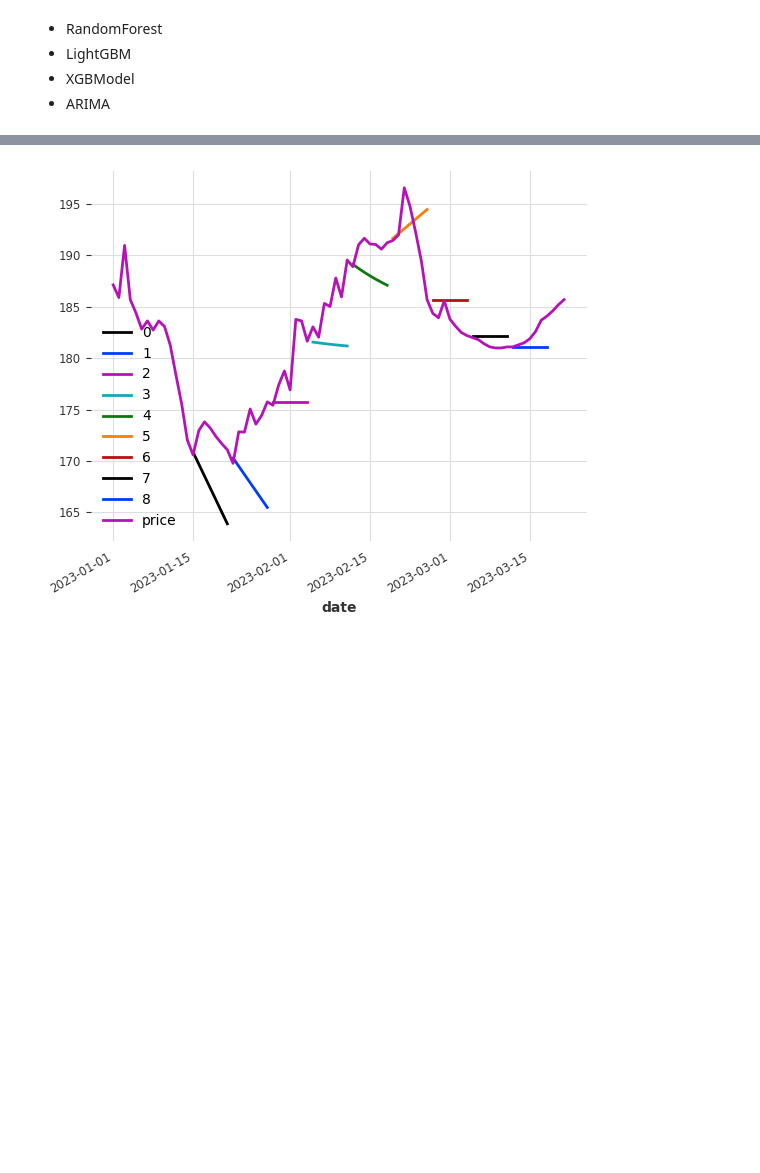
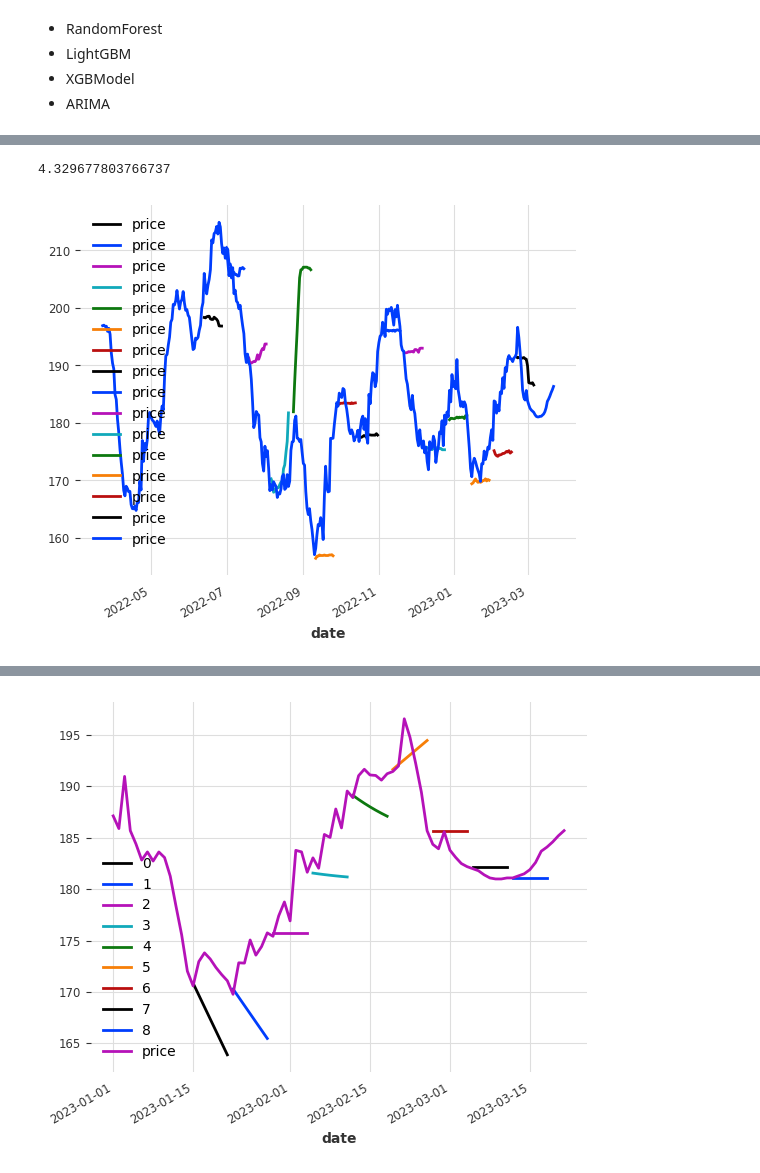
Before and after one commit to AydenZK/fuel_price_fcast, a Jupyter notebook: analysis/models.ipynb, the cells around one changed output, grey strips where cells are left out. Cells and saved outputs as stored; diff of their text form; code cells hidden in the pictures; blank space fills up the shorter version.

```diff
--- a/analysis/models.ipynb
+++ b/analysis/models.ipynb
@@ -143,0 +228,8 @@ Attributes:
+# %%
+# lg2 = LightGBMModel(lags=200, lags_past_covariates=50, likelihood='quantile')
+# h, m = eval_hfc(lg2, [ts_co_s, ts_as_s])
+plot_hfc(h, 15)
+print(m)
+# %% [output]
+4.329677803766737
+[figure, added]
```
Also changed, not shown: parts of 16 cells of this notebook, 3 other files.
